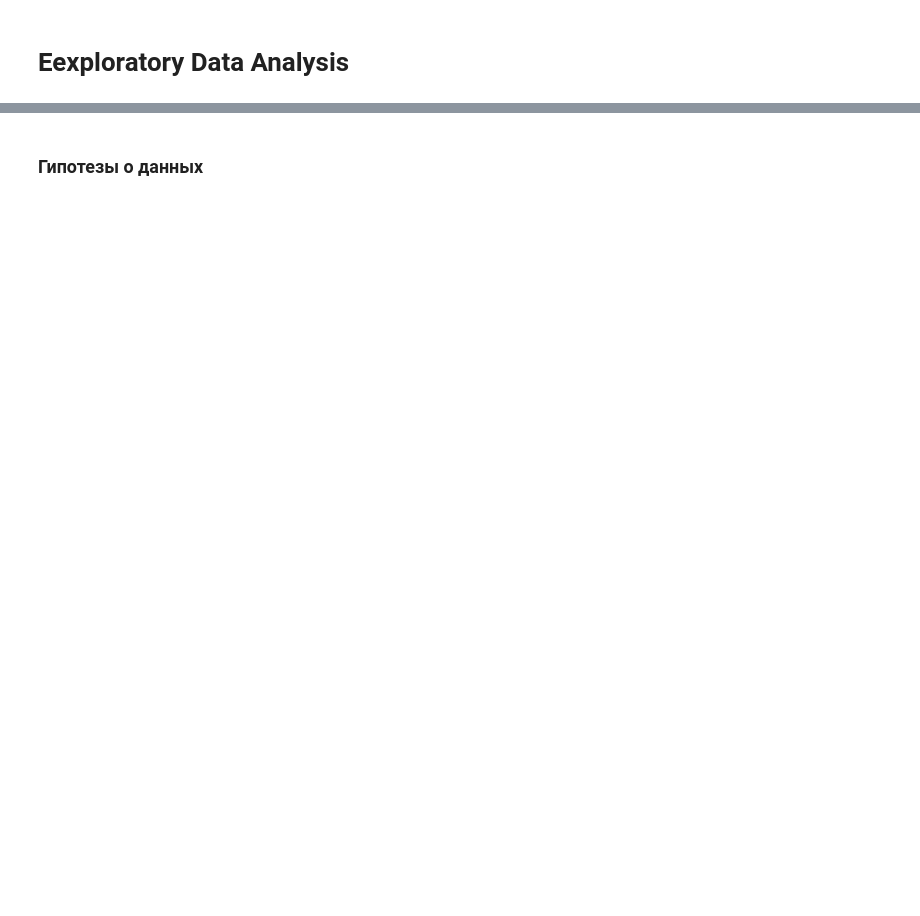
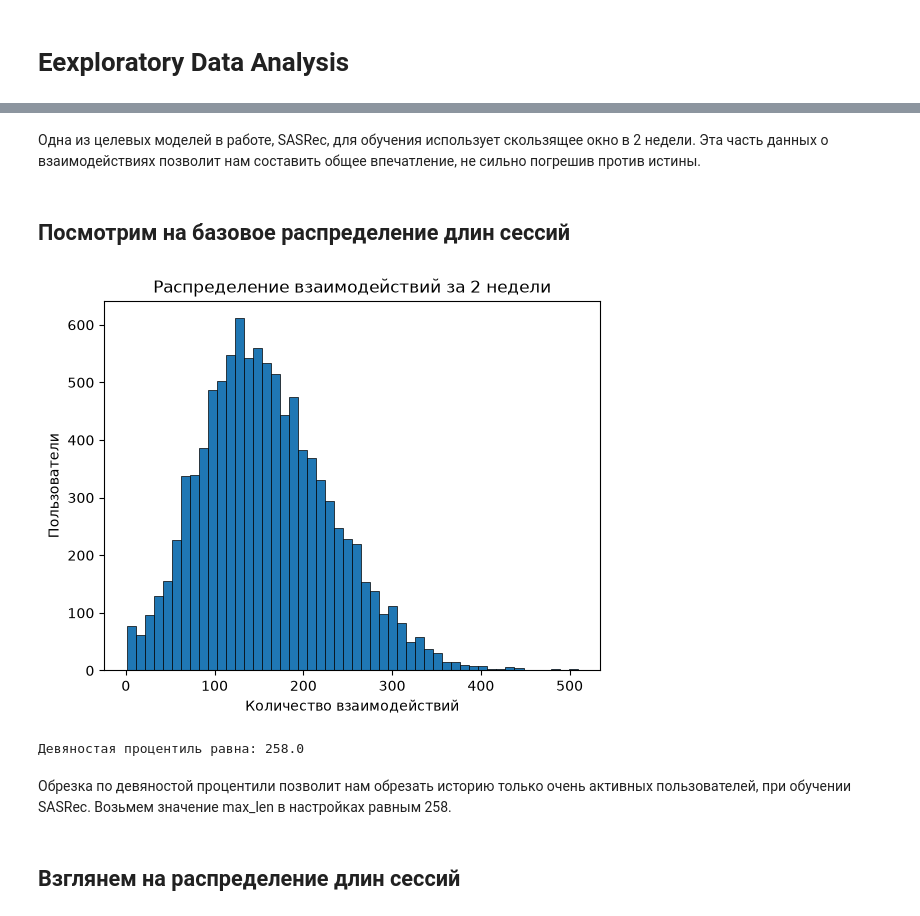
Before and after one commit to skol/netology_final, a Jupyter notebook: notebooks/01_eda.ipynb, the cells around one changed output, grey strips where cells are left out. Cells and saved outputs as stored; diff of their text form; code cells hidden in the pictures; blank space fills up the shorter version.

```diff
--- a/notebooks/01_eda.ipynb
+++ b/notebooks/01_eda.ipynb
@@ -221,2 +22,39 @@ shape: (9, 13)
-# %% [markdown]
-### Гипотезы о данных
+# %% [markdown]
+Одна из целевых моделей в работе, SASRec, для обучения использует скользящее окно в 2 недели. Эта часть данных о взаимодействиях позволит нам составить общее впечатление, не сильно погрешив против истины.
+# %%
+# грузим данные взаимодействий за первые 2 недели
+df0 = pl.read_parquet("../data/raw/VK-LSVD/subsamples/up0.001_ip0.001/train/week_00.parquet")
+df1 = pl.read_parquet("../data/raw/VK-LSVD/subsamples/up0.001_ip0.001/train/week_01.parquet")
+df = pl.concat([df0, df1])
+# %% [markdown]
+## Посмотрим на базовое распределение длин сессий
+# %%
+# в данном случае, будем называть сессией всю загруженную двухнедельную историю пользователя.
+sessions = (
+    df.group_by("user_id")
+    .agg(
+        pl.len().alias("count")
+    )
+)
+# %%
+# Распределение взаимодействий за 2 недели
+plt.hist(
+    sessions['count'],
+    bins=50,
+    edgecolor='black',  # цвет обводки
+    linewidth=.5,  # толщина обводки
+)
+plt.title("Распределение взаимодействий за 2 недели")
+plt.xlabel("Количество взаимодействий")
+plt.ylabel("Пользователи")
+plt.show()
+# %% [output]
+[figure, added]
+# %%
+print(f"Девяностая процентиль равна: {sessions.select(pl.col("count").quantile(0.9).alias("q90")).item()}")
+# %% [output]
+Девяностая процентиль равна: 258.0
+# %% [markdown]
+Обрезка по девяностой процентили позволит нам обрезать историю только очень активных пользователей, при обучении SASRec. Возьмем значение max_len в настройках равным 258.
+# %% [markdown]
+## Взглянем на распределение длин сессий
```
Also changed, not shown: parts of 74 cells of this notebook.
